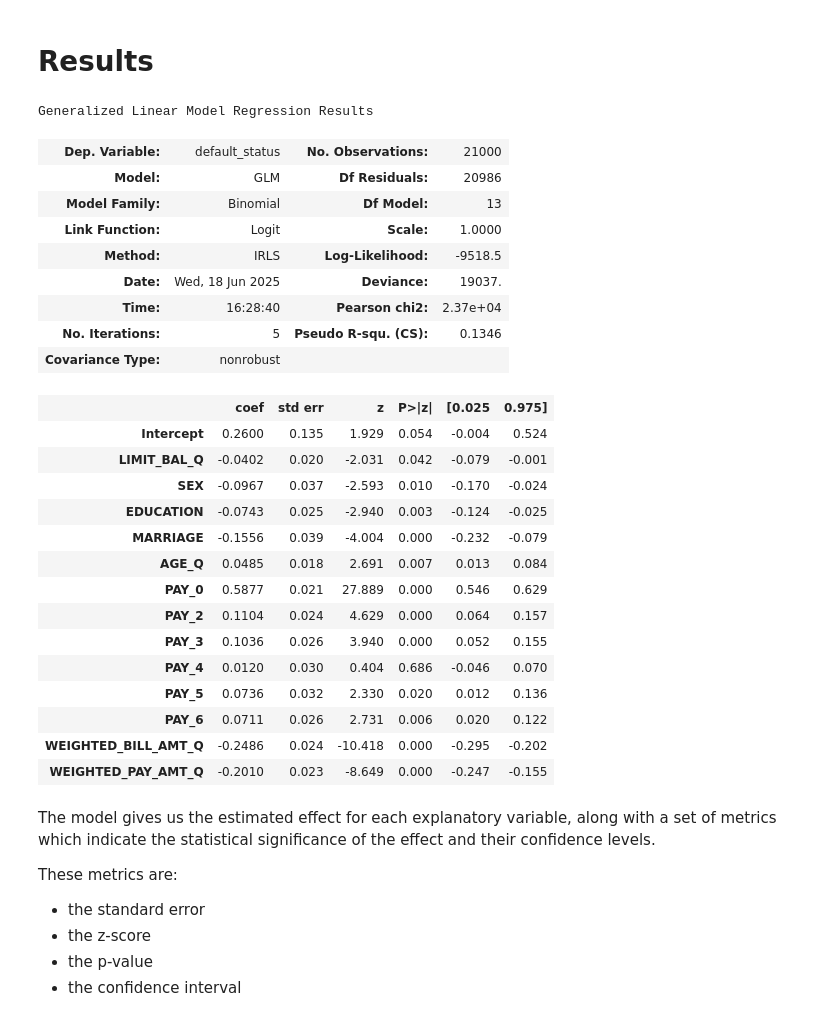
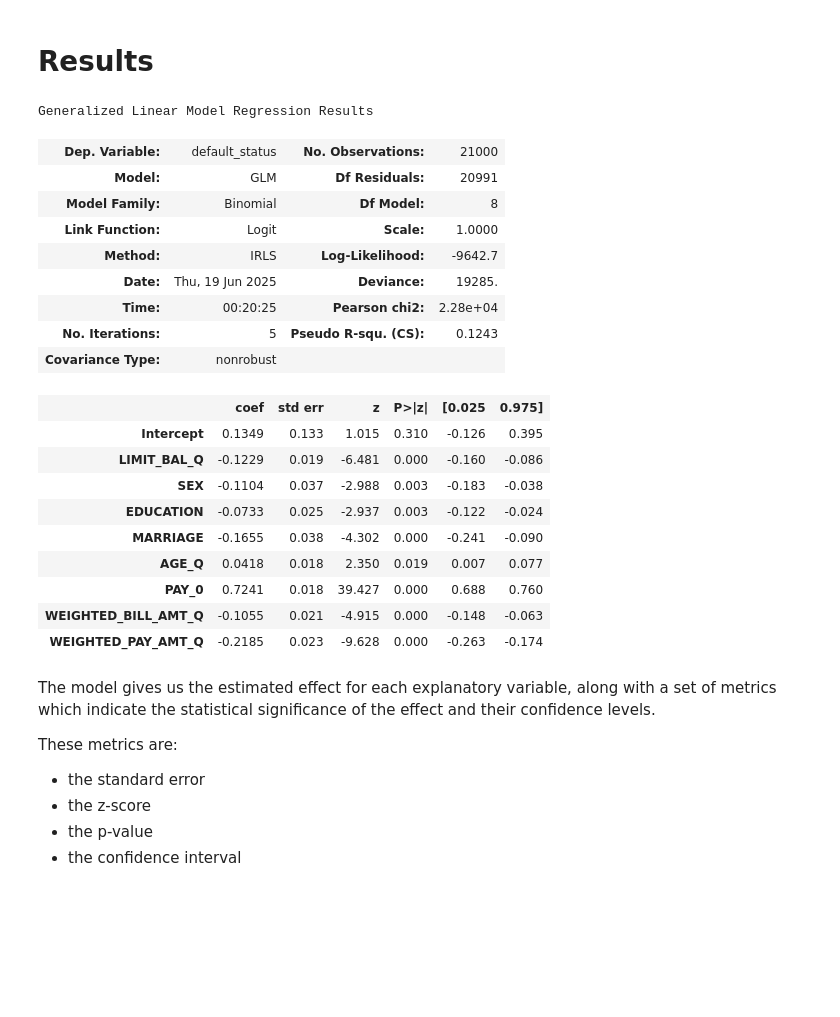
Before and after one commit to MaximeBoulat/AAI500-TeamProject, a Jupyter notebook: MaxNotebook.ipynb, the cells around one changed output. Cells and saved outputs as stored; diff of their text form; code cells hidden in the pictures; blank space fills up the shorter version.

```diff
--- a/MaxNotebook.ipynb
+++ b/MaxNotebook.ipynb
@@ -21,6 +21,8 @@ This research employed a binary variable, default payment (Yes = 1, No = 0), as
 # %%
 df = pd.read_csv('Datasets/Credit.csv')
 
+df.rename(columns={df.columns[-1]: 'default_status'}, inplace=True)
+
 display(df)
 df.shape
 # %% [output]
@@ -161,3 +167,7 @@ AGE_Q:
+# %%
+# remove PAY_2 - PAY_6
+
+df = df.drop(columns=['PAY_2', 'PAY_3', 'PAY_4', 'PAY_5', 'PAY_6'])
 # %% [markdown]
 
 ### Separation between training set and testing set
@@ -418,38 +426,33 @@ $$odds\ ratio_{i}=e^{\beta_{i}}$$
 # %%
 import statsmodels.formula.api as smf
 import statsmodels.api as sm
 
+model = smf.glm('default_status ~ LIMIT_BAL_Q + SEX + EDUCATION + MARRIAGE + AGE_Q + PAY_0 + WEIGHTED_BILL_AMT_Q + WEIGHTED_PAY_AMT_Q', data=train_df, family=sm.families.Binomial())
 
+results = model.fit()
 
-model = smf.glm('default_status ~ LIMIT_BAL_Q + SEX + EDUCATION + MARRIAGE + AGE_Q + PAY_0 + PAY_2 + PAY_3 + PAY_4 + PAY_5 + PAY_6 + WEIGHTED_BILL_AMT_Q + WEIGHTED_PAY_AMT_Q', data=train_df, family=sm.families.Binomial())
-
-model.fit().summary()
+results.summary()
 # %% [output]
 Generalized Linear Model Regression Results
 | Dep. Variable: | default_status | No. Observations: | 21000 |
-| Model: | GLM | Df Residuals: | 20986 |
-| Model Family: | Binomial | Df Model: | 13 |
+| Model: | GLM | Df Residuals: | 20991 |
+| Model Family: | Binomial | Df Model: | 8 |
 | Link Function: | Logit | Scale: | 1.0000 |
-| Method: | IRLS | Log-Likelihood: | -9518.5 |
-| Date: | Wed, 18 Jun 2025 | Deviance: | 19037. |
-| Time: | 16:28:40 | Pearson chi2: | 2.37e+04 |
-| No. Iterations: | 5 | Pseudo R-squ. (CS): | 0.1346 |
+| Method: | IRLS | Log-Likelihood: | -9642.7 |
+| Date: | Thu, 19 Jun 2025 | Deviance: | 19285. |
+| Time: | 00:20:25 | Pearson chi2: | 2.28e+04 |
+| No. Iterations: | 5 | Pseudo R-squ. (CS): | 0.1243 |
 | Covariance Type: | nonrobust |  |  |
 |  | coef | std err | z | P>|z| | [0.025 | 0.975] |
-| Intercept | 0.2600 | 0.135 | 1.929 | 0.054 | -0.004 | 0.524 |
-| LIMIT_BAL_Q | -0.0402 | 0.020 | -2.031 | 0.042 | -0.079 | -0.001 |
-| SEX | -0.0967 | 0.037 | -2.593 | 0.010 | -0.170 | -0.024 |
-| EDUCATION | -0.0743 | 0.025 | -2.940 | 0.003 | -0.124 | -0.025 |
-| MARRIAGE | -0.1556 | 0.039 | -4.004 | 0.000 | -0.232 | -0.079 |
-| AGE_Q | 0.0485 | 0.018 | 2.691 | 0.007 | 0.013 | 0.084 |
-| PAY_0 | 0.5877 | 0.021 | 27.889 | 0.000 | 0.546 | 0.629 |
-| PAY_2 | 0.1104 | 0.024 | 4.629 | 0.000 | 0.064 | 0.157 |
-| PAY_3 | 0.1036 | 0.026 | 3.940 | 0.000 | 0.052 | 0.155 |
-| PAY_4 | 0.0120 | 0.030 | 0.404 | 0.686 | -0.046 | 0.070 |
-| PAY_5 | 0.0736 | 0.032 | 2.330 | 0.020 | 0.012 | 0.136 |
-| PAY_6 | 0.0711 | 0.026 | 2.731 | 0.006 | 0.020 | 0.122 |
-| WEIGHTED_BILL_AMT_Q | -0.2486 | 0.024 | -10.418 | 0.000 | -0.295 | -0.202 |
-| WEIGHTED_PAY_AMT_Q | -0.2010 | 0.023 | -8.649 | 0.000 | -0.247 | -0.155 |
+| Intercept | 0.1349 | 0.133 | 1.015 | 0.310 | -0.126 | 0.395 |
+| LIMIT_BAL_Q | -0.1229 | 0.019 | -6.481 | 0.000 | -0.160 | -0.086 |
+| SEX | -0.1104 | 0.037 | -2.988 | 0.003 | -0.183 | -0.038 |
+| EDUCATION | -0.0733 | 0.025 | -2.937 | 0.003 | -0.122 | -0.024 |
+| MARRIAGE | -0.1655 | 0.038 | -4.302 | 0.000 | -0.241 | -0.090 |
+| AGE_Q | 0.0418 | 0.018 | 2.350 | 0.019 | 0.007 | 0.077 |
+| PAY_0 | 0.7241 | 0.018 | 39.427 | 0.000 | 0.688 | 0.760 |
+| WEIGHTED_BILL_AMT_Q | -0.1055 | 0.021 | -4.915 | 0.000 | -0.148 | -0.063 |
+| WEIGHTED_PAY_AMT_Q | -0.2185 | 0.023 | -9.628 | 0.000 | -0.263 | -0.174 |
 # %% [markdown]
 The model gives us the estimated effect for each explanatory variable, along with a set of metrics which indicate the statistical significance of the effect and their confidence levels.
 
```
Also changed, not shown: parts of 15 cells of this notebook.
